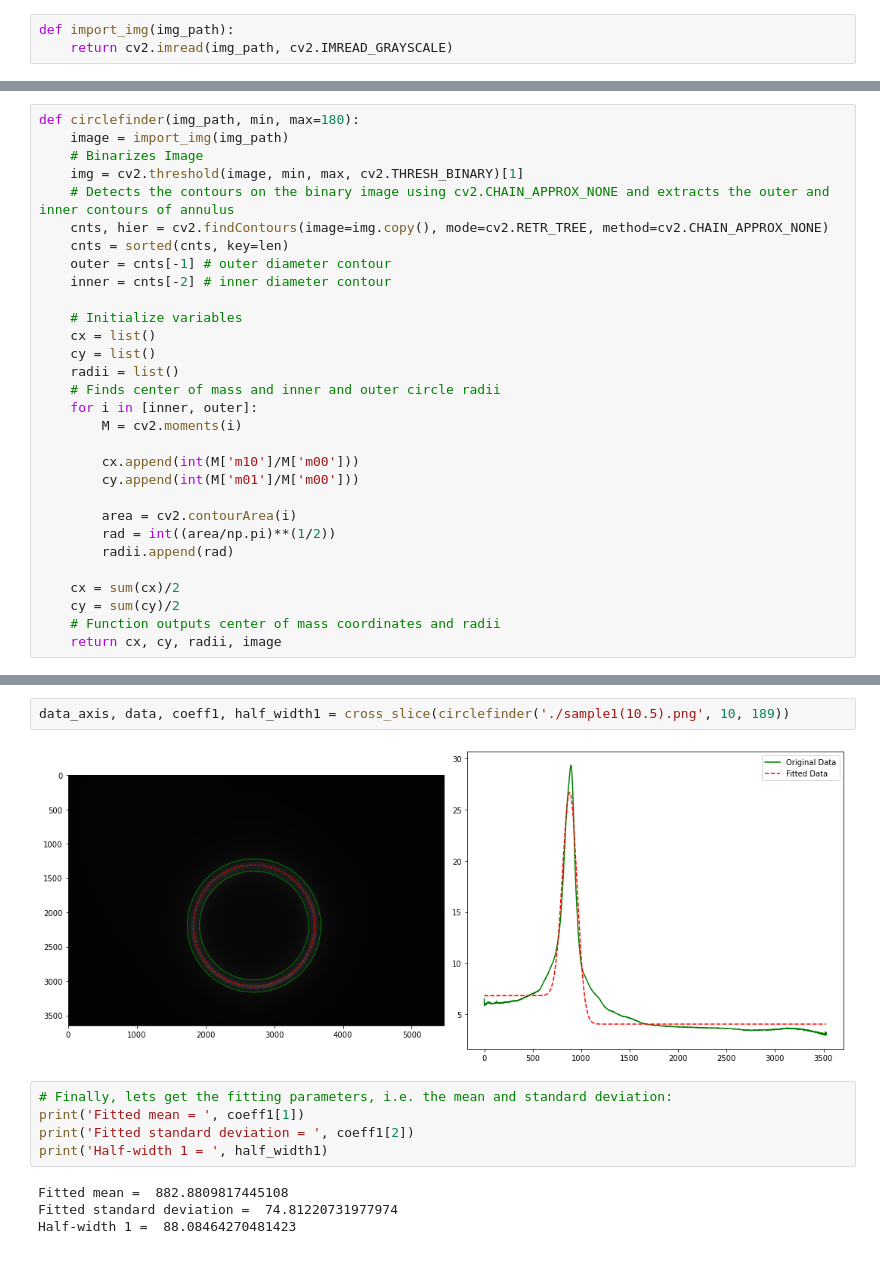
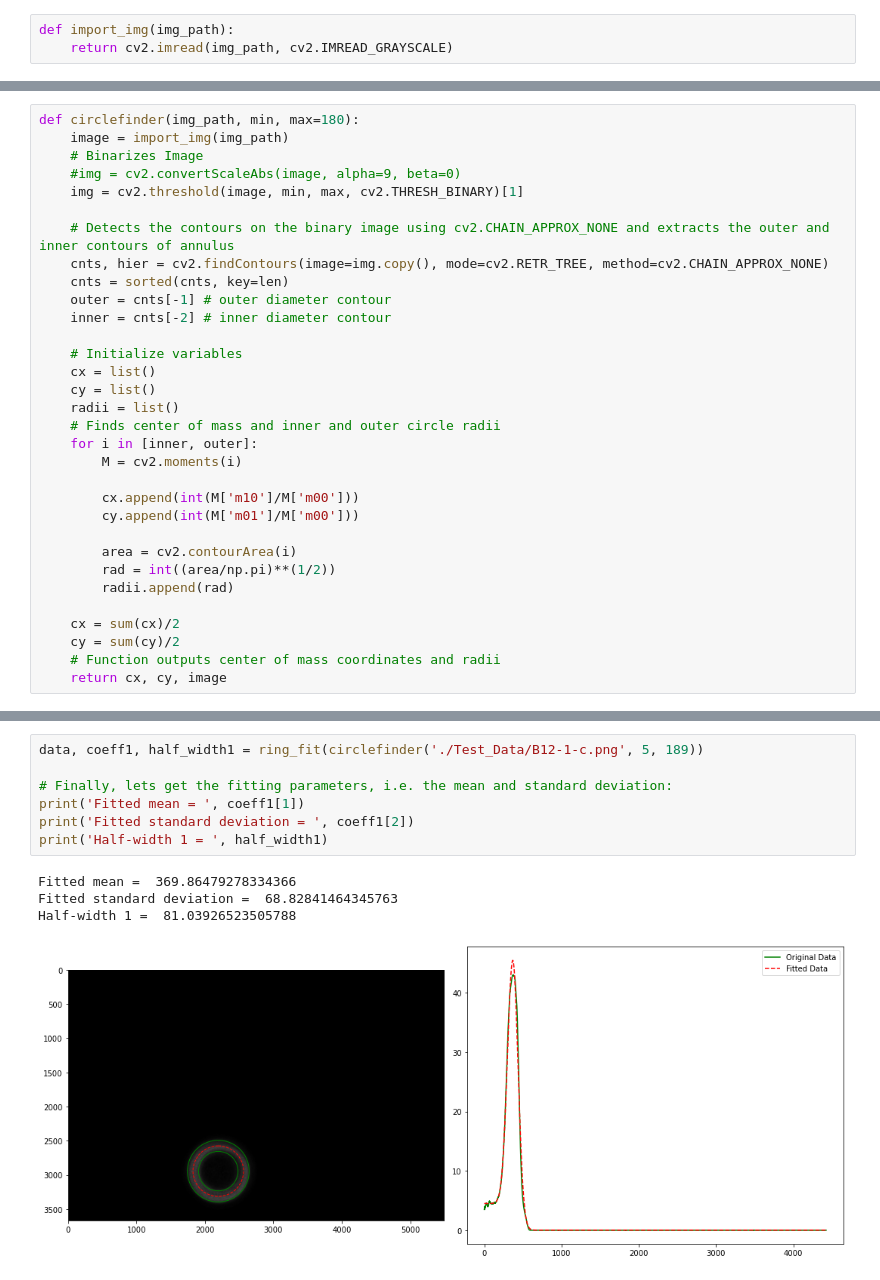
Before and after one commit to ZacharyTu42/FRD-Test, a Jupyter notebook: Circle Finder.ipynb, the cells around one changed output, grey strips where cells are left out. Cells and saved outputs as stored; diff of their text form.

```diff
--- a/Circle Finder.ipynb
+++ b/Circle Finder.ipynb
@@ -80,7 +75,9 @@ interactive(children=(IntSlider(value=25, description='min', max=50, min=1), Che
 def circlefinder(img_path, min, max=180):
     image = import_img(img_path)
     # Binarizes Image
+    #img = cv2.convertScaleAbs(image, alpha=9, beta=0)
     img = cv2.threshold(image, min, max, cv2.THRESH_BINARY)[1]
+
     # Detects the contours on the binary image using cv2.CHAIN_APPROX_NONE and extracts the outer and inner contours of annulus
     cnts, hier = cv2.findContours(image=img.copy(), mode=cv2.RETR_TREE, method=cv2.CHAIN_APPROX_NONE)
     cnts = sorted(cnts, key=len)
@@ -105,5 +102,5 @@ def circlefinder(img_path, min, max=180):
     cx = sum(cx)/2
     cy = sum(cy)/2
     # Function outputs center of mass coordinates and radii
-    return cx, cy, radii, image
+    return cx, cy, image
 # %%
@@ -197,13 +201,12 @@ def cross_slice(imgdata, padding=200):
-# %%
-data_axis, data, coeff1, half_width1 = cross_slice(circlefinder('./sample1(10.5).png', 10, 189))
-# %% [output]
-[figure, removed]
 # %%
+data, coeff1, half_width1 = ring_fit(circlefinder('./Test_Data/B12-1-c.png', 5, 189))
+
 # Finally, lets get the fitting parameters, i.e. the mean and standard deviation:
 print('Fitted mean = ', coeff1[1])
 print('Fitted standard deviation = ', coeff1[2])
 print('Half-width 1 = ', half_width1)
 # %% [output]
-Fitted mean =  882.8809817445108
-Fitted standard deviation =  74.81220731977974
-Half-width 1 =  88.08464270481423
+Fitted mean =  369.86479278334366
+Fitted standard deviation =  68.82841464345763
+Half-width 1 =  81.03926523505788
+[figure, added]
```
Also changed, not shown: parts of 11 cells of this notebook.
